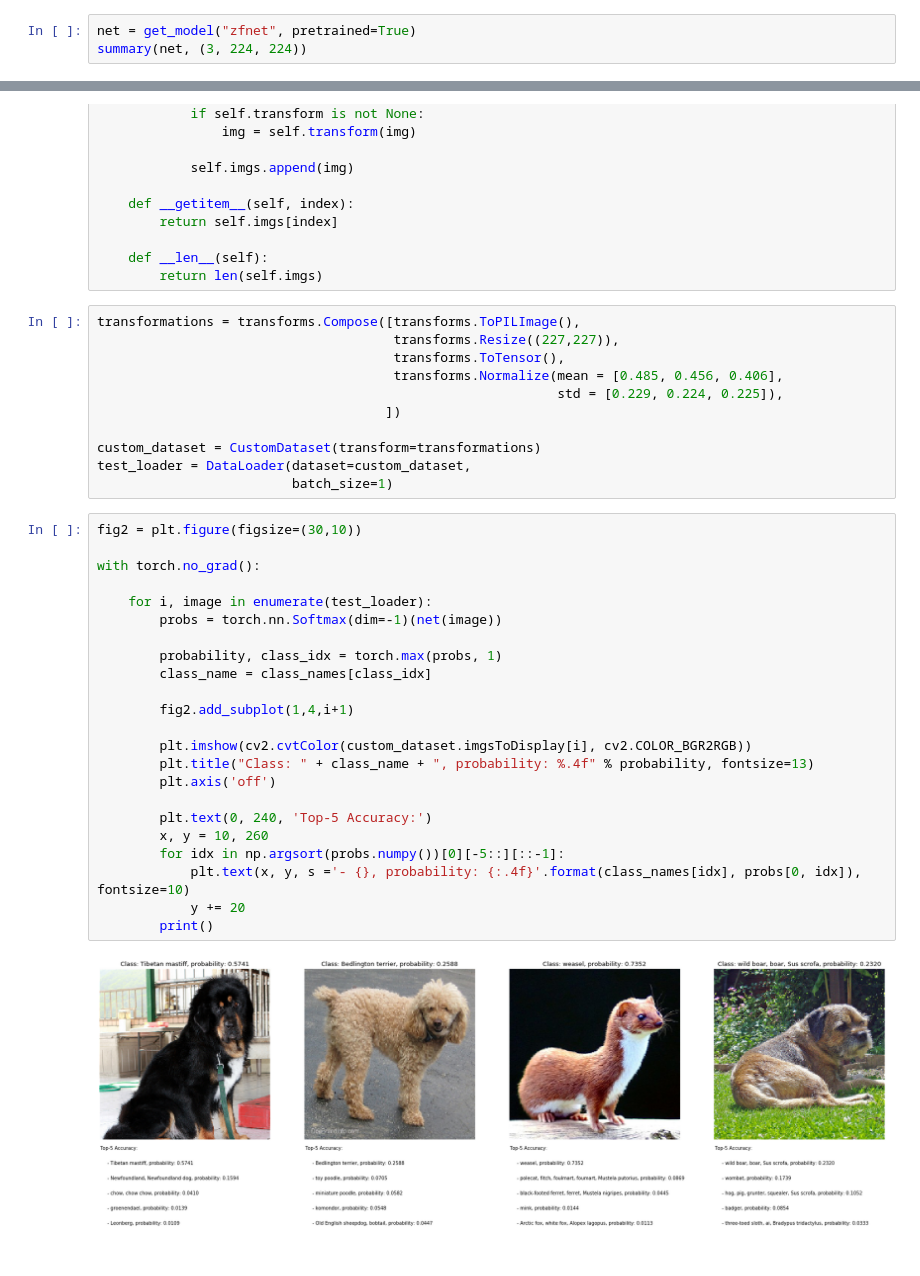
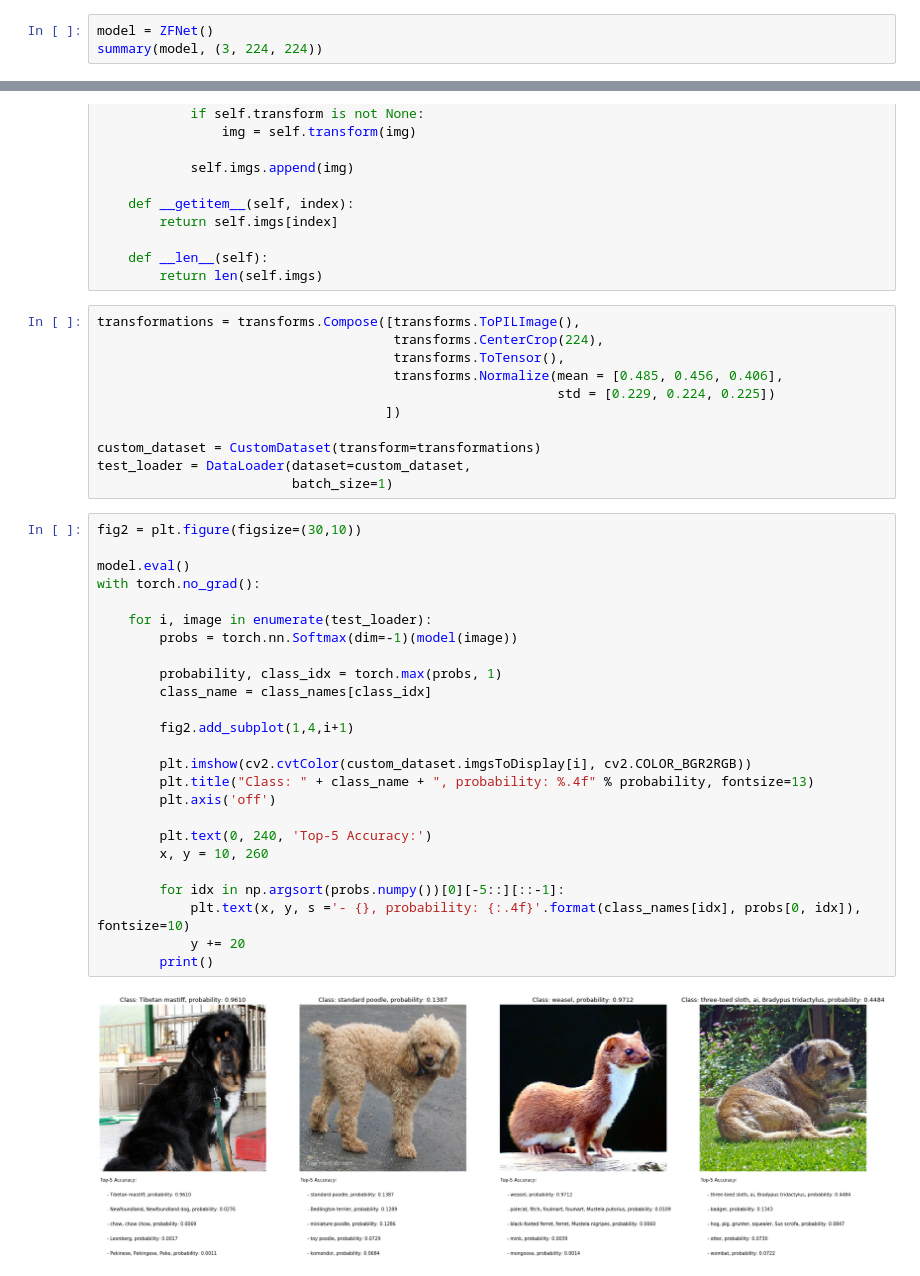
Before and after one commit to 3outeille/Research-Paper-Summary, a Jupyter notebook: src/architecture/zfnet/pytorch/zfnet_pytorch.ipynb, the cells around one changed output, grey strips where cells are left out. Drawn from its saved outputs; the diff is of its cells as text.

Commit message:
create own zfnet + succeed to load pretrained model parameters

```diff
--- a/src/architecture/zfnet/pytorch/zfnet_pytorch.ipynb
+++ b/src/architecture/zfnet/pytorch/zfnet_pytorch.ipynb
@@ -14,6 +57,6 @@ from classes import class_names
 # %%
-net = get_model("zfnet", pretrained=True)
-summary(net, (3, 224, 224))
+model = ZFNet()
+summary(model, (3, 224, 224))
 # %% [output]
 ----------------------------------------------------------------
         Layer (type)               Output Shape         Param #
@@ -64,10 +122,10 @@ class CustomDataset(Dataset):
         return len(self.imgs)
 # %%
 transformations = transforms.Compose([transforms.ToPILImage(),
-                                      transforms.Resize((227,227)),
+                                      transforms.CenterCrop(224),
                                       transforms.ToTensor(),
                                       transforms.Normalize(mean = [0.485, 0.456, 0.406],
-                                                           std = [0.229, 0.224, 0.225]),
+                                                           std = [0.229, 0.224, 0.225])
                                      ])
 
 custom_dataset = CustomDataset(transform=transformations)
@@ -76,25 +134,27 @@ test_loader = DataLoader(dataset=custom_dataset,
 # %%
 fig2 = plt.figure(figsize=(30,10))
 
+model.eval()
 with torch.no_grad():
 
     for i, image in enumerate(test_loader):
-        probs = torch.nn.Softmax(dim=-1)(net(image))
+        probs = torch.nn.Softmax(dim=-1)(model(image))
 
         probability, class_idx = torch.max(probs, 1)
         class_name = class_names[class_idx]
 
         fig2.add_subplot(1,4,i+1)
 
         plt.imshow(cv2.cvtColor(custom_dataset.imgsToDisplay[i], cv2.COLOR_BGR2RGB))
         plt.title("Class: " + class_name + ", probability: %.4f" % probability, fontsize=13)
         plt.axis('off')
 
         plt.text(0, 240, 'Top-5 Accuracy:')
         x, y = 10, 260
+
         for idx in np.argsort(probs.numpy())[0][-5::][::-1]:
             plt.text(x, y, s ='- {}, probability: {:.4f}'.format(class_names[idx], probs[0, idx]), fontsize=10)
             y += 20
         print()
 # %% [output]
-[figure, old version]
+[figure, new version]
```
Also changed, not shown: parts of 6 cells of this notebook, 1 other file.
